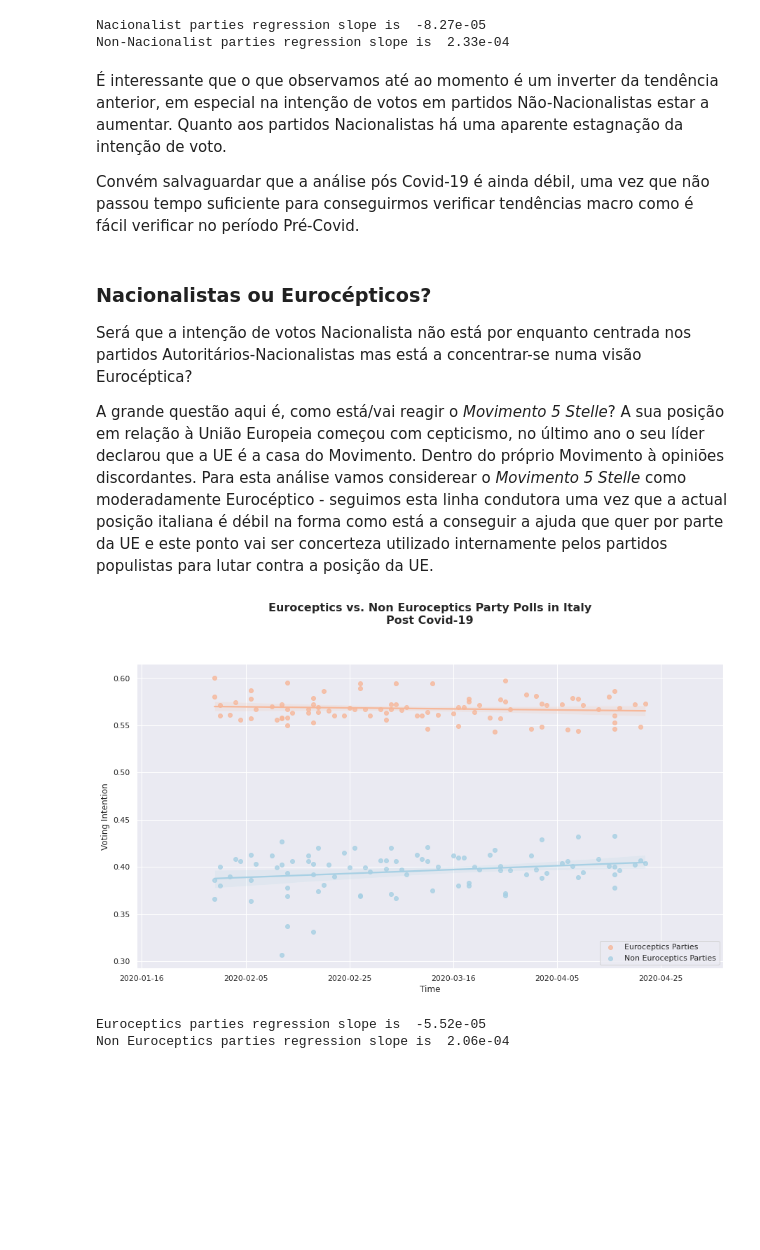
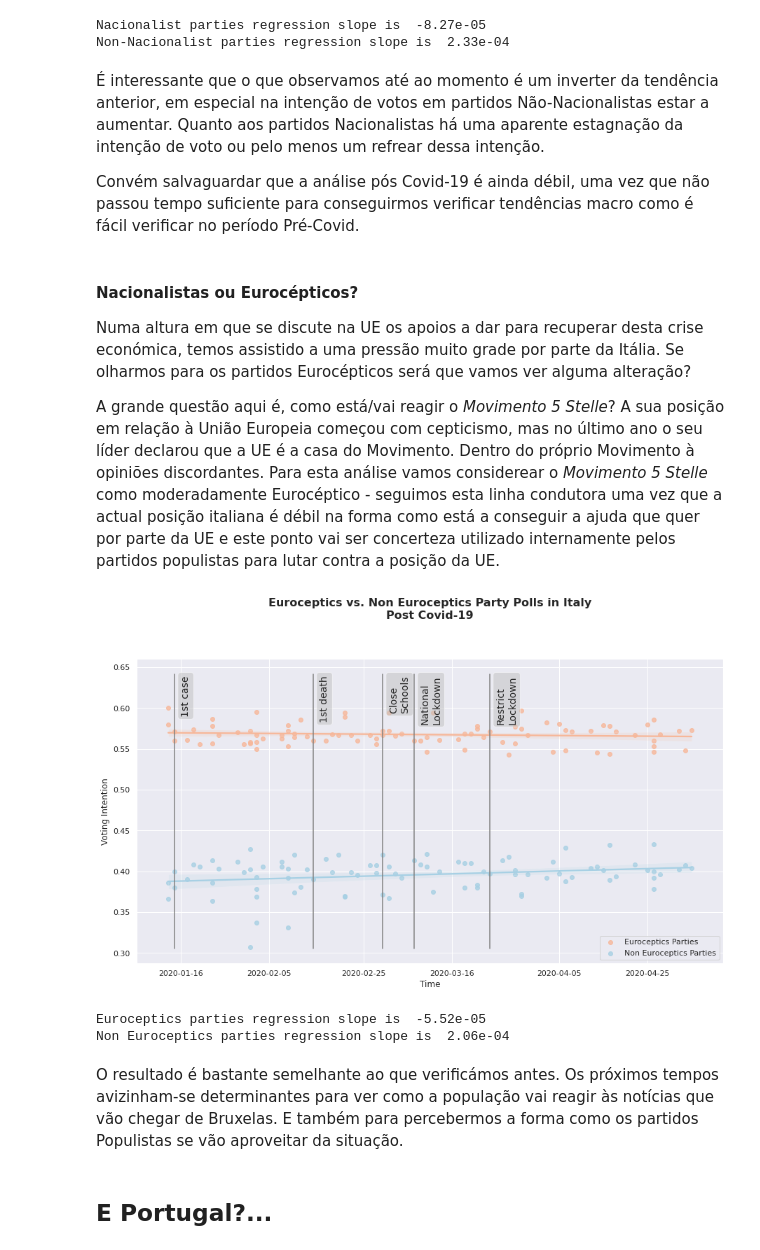
Before and after one commit to jofortunato/authr-covid, a Jupyter notebook: authoritarian_covid-19.ipynb, the cells around one changed output. Cells and saved outputs as stored; diff of their text form; code cells hidden in the pictures; blank space fills up the shorter version.

Commit message:
Text Improvements and Added Events to Plot

```diff
--- a/authoritarian_covid-19.ipynb
+++ b/authoritarian_covid-19.ipynb
@@ -216,15 +276,15 @@ print("Non-Nacionalist parties regression slope is ", "{:.2e}".format(slope_non_
 Nacionalist parties regression slope is  -8.27e-05
 Non-Nacionalist parties regression slope is  2.33e-04
 # %% [markdown]
-É interessante que o que observamos até ao momento é um inverter da tendência anterior, em especial na intenção de votos em partidos Não-Nacionalistas estar a aumentar. Quanto aos partidos Nacionalistas há uma aparente estagnação da intenção de voto.
+É interessante que o que observamos até ao momento é um inverter da tendência anterior, em especial na intenção de votos em partidos Não-Nacionalistas estar a aumentar. Quanto aos partidos Nacionalistas há uma aparente estagnação da intenção de voto ou pelo menos um refrear dessa intenção.
 
 Convém salvaguardar que a análise pós Covid-19 é ainda débil, uma vez que não passou tempo suficiente para conseguirmos verificar tendências macro como é fácil verificar no período Pré-Covid.
 # %% [markdown]
-### Nacionalistas ou Eurocépticos?
+#### Nacionalistas ou Eurocépticos?
 
-Será que a intenção de votos Nacionalista não está por enquanto centrada nos partidos Autoritários-Nacionalistas mas está a concentrar-se numa visão Eurocéptica?
+Numa altura em que se discute na UE os apoios a dar para recuperar desta crise económica, temos assistido a uma pressão muito grade por parte da Itália. Se olharmos para os partidos Eurocépticos será que vamos ver alguma alteração?
 
-A grande questão aqui é, como está/vai reagir o *Movimento 5 Stelle*? A sua posição em relação à União Europeia começou com cepticismo, no último ano o seu líder declarou que a UE é a casa do Movimento. Dentro do próprio Movimento à opiniões discordantes. Para esta análise vamos considerear o *Movimento 5 Stelle* como moderadamente Eurocéptico - seguimos esta linha condutora uma vez que a actual posição italiana é débil na forma como está a conseguir a ajuda que quer por parte da UE e este ponto vai ser concerteza utilizado internamente pelos partidos populistas para lutar contra a posição da UE.
+A grande questão aqui é, como está/vai reagir o *Movimento 5 Stelle*? A sua posição em relação à União Europeia começou com cepticismo, mas no último ano o seu líder declarou que a UE é a casa do Movimento. Dentro do próprio Movimento à opiniões discordantes. Para esta análise vamos considerear o *Movimento 5 Stelle* como moderadamente Eurocéptico - seguimos esta linha condutora uma vez que a actual posição italiana é débil na forma como está a conseguir a ajuda que quer por parte da UE e este ponto vai ser concerteza utilizado internamente pelos partidos populistas para lutar contra a posição da UE.
 # %%
 # Create two new columns: one for euroceptics parties and one for non euroceptics
 
@@ -233,35 +293,70 @@ italy_polls["non_euroceptics"] = + italy_polls["Partito Democratico"] + italy_po
 # %%
 # Inicialize seaborn plot
 sns.set(style="dark")
 sns.set(rc={'figure.figsize':(15, 8)})
 
 # Set your custom color palette
 sns.set_palette(sns.color_palette("RdBu", n_colors=2))
 
 # In order to plot a linear regression we need to use add a auxiliary columns.
 # This columns will contain the date ordinals
 italy_polls["Date Ordinal"] = italy_polls["Fieldwork End"].apply(lambda date: date.toordinal())
 
 # Filter dataframe for pre Covid-19 crisis
 italy_polls_post_covid = italy_polls[italy_polls["Date Ordinal"]>=pd.to_datetime("2020-01-30", format="%Y-%m-%d").toordinal()]
 
 # Plot polls results with linear regression
 ax_italian = sns.regplot(x = "Date Ordinal", y="euroceptics", data=italy_polls_post_covid, label = "Euroceptics Parties")
 ax2_italian = sns.regplot(x = "Date Ordinal", y="non_euroceptics", data=italy_polls_post_covid, ax = ax_italian, label = "Non Euroceptics Parties")
 
+# Calculate data boundaries
+x_max = italy_polls_post_covid["Date Ordinal"].max()
+x_min = italy_polls_post_covid["Date Ordinal"].min()
+y_max = max([italy_polls_post_covid["euroceptics"].max(), italy_polls_post_covid["non_euroceptics"].max()])
+y_min = min([italy_polls_post_covid["euroceptics"].min(), italy_polls_post_covid["non_euroceptics"].min()])
 
 # Add axis, legend and title
-ax_italian.set(xlim=(italy_polls_post_covid["Date Ordinal"].min()-15, italy_polls_post_covid["Date Ordinal"].max()+15))
+ax_italian.set(xlim=(x_min-5, x_max+5), ylim = (y_min-0.02, y_max+0.06))
 ax_italian.set_title("Euroceptics vs. Non Euroceptics Party Polls in Italy\nPost Covid-19",y=1.12,fontsize=16,fontweight='bold')
 ax_italian.set_ylabel("Voting Intention")
 ax_italian.set_xlabel("Time")
 ax_italian.legend(loc="lower right")
 new_labels = [date.fromordinal(int(item)) for item in ax_italian.get_xticks()]
 ax_italian.set_xticklabels(new_labels)
 
+# place a text box and vertical line - 31-jan
+props = dict(boxstyle='round', facecolor="silver", alpha=0.5)
+ax_italian.text(pd.to_datetime("2020-01-31")+pd.DateOffset(days=1), y_max+0.04, "1st case", fontsize=14,
+        verticalalignment='top', bbox=props, rotation=90)
+plt.axvline(x = pd.to_datetime("2020-01-31"), ymin = 0.05, ymax = 0.95, color='grey')
+
+# place a text box and vertical line - 22-fev
+props = dict(boxstyle='round', facecolor="silver", alpha=0.5)
+ax_italian.text(pd.to_datetime("2020-02-22")+pd.DateOffset(days=1), y_max+0.04, "1st death", fontsize=14,
+        verticalalignment='top', bbox=props, rotation=90)
+plt.axvline(x = pd.to_datetime("2020-02-22"), ymin = 0.05, ymax = 0.95, color='grey')
+
+# place a text box and vertical line - 4-mar
+props = dict(boxstyle='round', facecolor="silver", alpha=0.5)
+ax_italian.text(pd.to_datetime("2020-03-04")+pd.DateOffset(days=1), y_max+0.04, "Close\nSchools", fontsize=14,
+        verticalalignment='top', bbox=props, rotation=90)
+plt.axvline(x = pd.to_datetime("2020-03-04"), ymin = 0.05, ymax = 0.95, color='grey')
+
+# place a text box and vertical line - 9-mar
+props = dict(boxstyle='round', facecolor="silver", alpha=0.5)
+ax_italian.text(pd.to_datetime("2020-03-09")+pd.DateOffset(days=1), y_max+0.04, "National\nLockdown", fontsize=14,
+        verticalalignment='top', bbox=props, rotation=90)
+plt.axvline(x = pd.to_datetime("2020-03-09"), ymin = 0.05, ymax = 0.95, color='grey')
+
+# place a text box and vertical line - 21-mar
+props = dict(boxstyle='round', facecolor="silver", alpha=0.5)
+ax_italian.text(pd.to_datetime("2020-03-21")+pd.DateOffset(days=1), y_max+0.04, "Restrict\nLockdown", fontsize=14,
+        verticalalignment='top', bbox=props, rotation=90)
+plt.axvline(x = pd.to_datetime("2020-03-21"), ymin = 0.05, ymax = 0.95, color='grey')
+
 plt.show()
 # %% [output]
-[figure, old version]
+[figure, new version]
 # %%
 # get coeffs of linear fit
 slope_euroceptics, intercept_euroceptics, r_value_euroceptics, p_value_euroceptics, std_err_euroceptics = stats.linregress(italy_polls_post_covid["Date Ordinal"],italy_polls_post_covid["euroceptics"])
@@ -272,3 +367,7 @@ print("Non Euroceptics parties regression slope is ", "{:.2e}".format(slope_non_
 # %% [output]
 Euroceptics parties regression slope is  -5.52e-05
 Non Euroceptics parties regression slope is  2.06e-04
+# %% [markdown]
+O resultado é bastante semelhante ao que verificámos antes. Os próximos tempos avizinham-se determinantes para ver como a população vai reagir às notícias que vão chegar de Bruxelas. E também para percebermos a forma como os partidos Populistas se vão aproveitar da situação.
+# %% [markdown]
+## E Portugal?...
```
Also changed, not shown: parts of 11 cells of this notebook.
